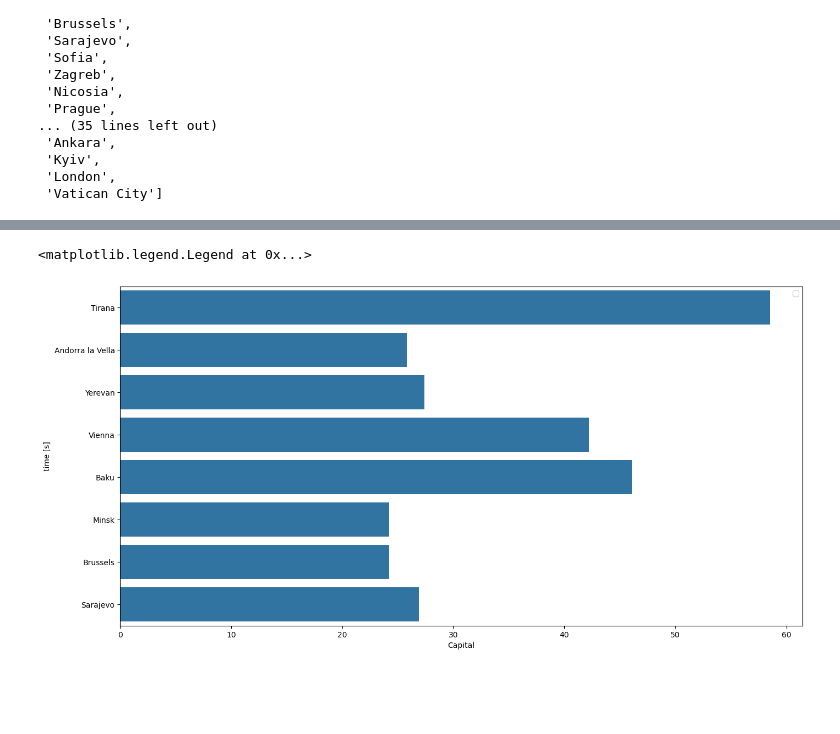
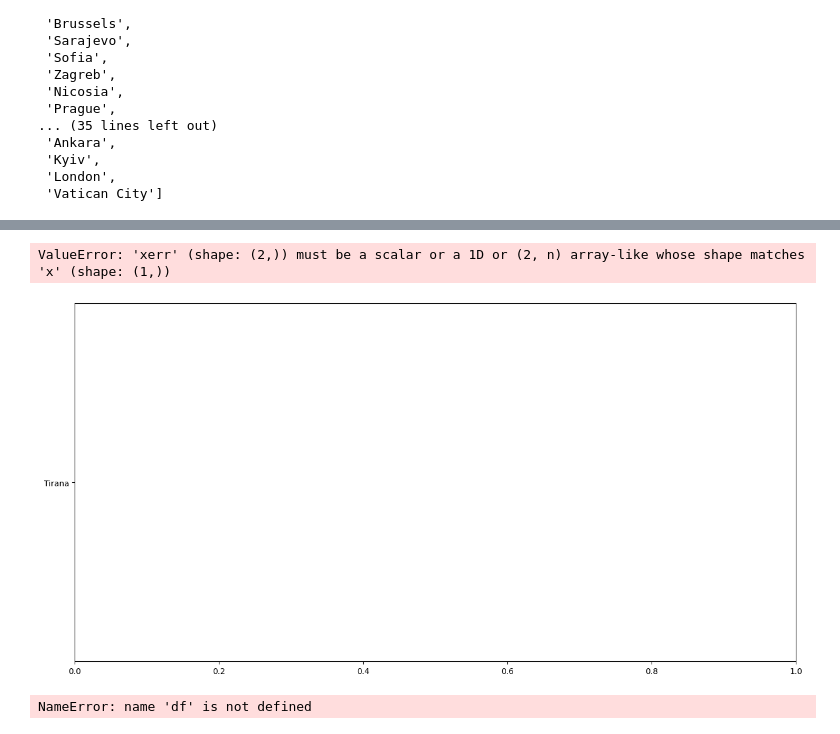
Before and after one commit to tetaud-sebastien/destination-darth-data-visualization, a Jupyter notebook: climate-dt-visualization.ipynb, the cells around one changed output, grey strips where cells are left out. Cells and saved outputs as stored; diff of their text form; code cells hidden in the pictures; blank space fills up the shorter version.

```diff
--- a/climate-dt-visualization.ipynb
+++ b/climate-dt-visualization.ipynb
@@ -79,14 +79,15 @@ list(capitals_coordinates)
 # %%
 import pandas as pd
 import seaborn as sns
-
+import matplotlib.pyplot as plt
 def plot_benchmark(benchmark_dict: dict):
 
-    df = pd.read_json("benchmark_results.json")
+    df = pd.read_json("results/benchmark_results.json")
     df = df.T
     df["capital"] = df.index
     plt.figure(figsize=(16,8))
-    sns.barplot(df, x="end_to_end", y="capital", orient="y")
+    sns.barplot(df, x="end_to_end", y="capital", orient="y",
+                 errorbar=("ci", False), xerr=df["end_to_end_std"].values)
     plt.ylabel("time [s]")
     plt.xlabel("Capital")
     plt.legend()
@@ -103,4 +94,9 @@ def plot_benchmark(benchmark_dict: dict):
 # %%
+plot_benchmark("benchmark_dict")
 # %% [output]
-<matplotlib.legend.Legend at 0x...>
+ValueError: 'xerr' (shape: (2,)) must be a scalar or a 1D or (2, n) array-like whose shape matches 'x' (shape: (1,))
-[figure, old version]
+[figure, new version]
+# %%
+df["end_to_end_std"].values
+# %% [output]
+NameError: name 'df' is not defined
```
Also changed, not shown: parts of 2 cells of this notebook, 7 other files.
